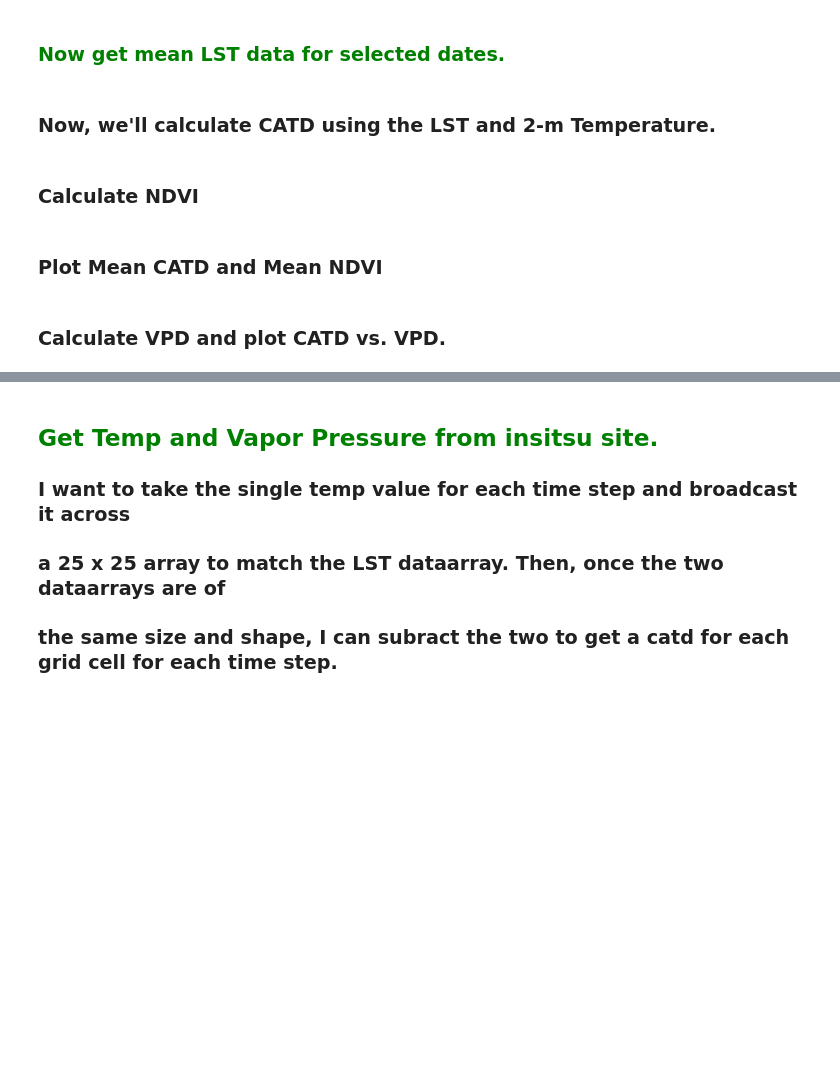
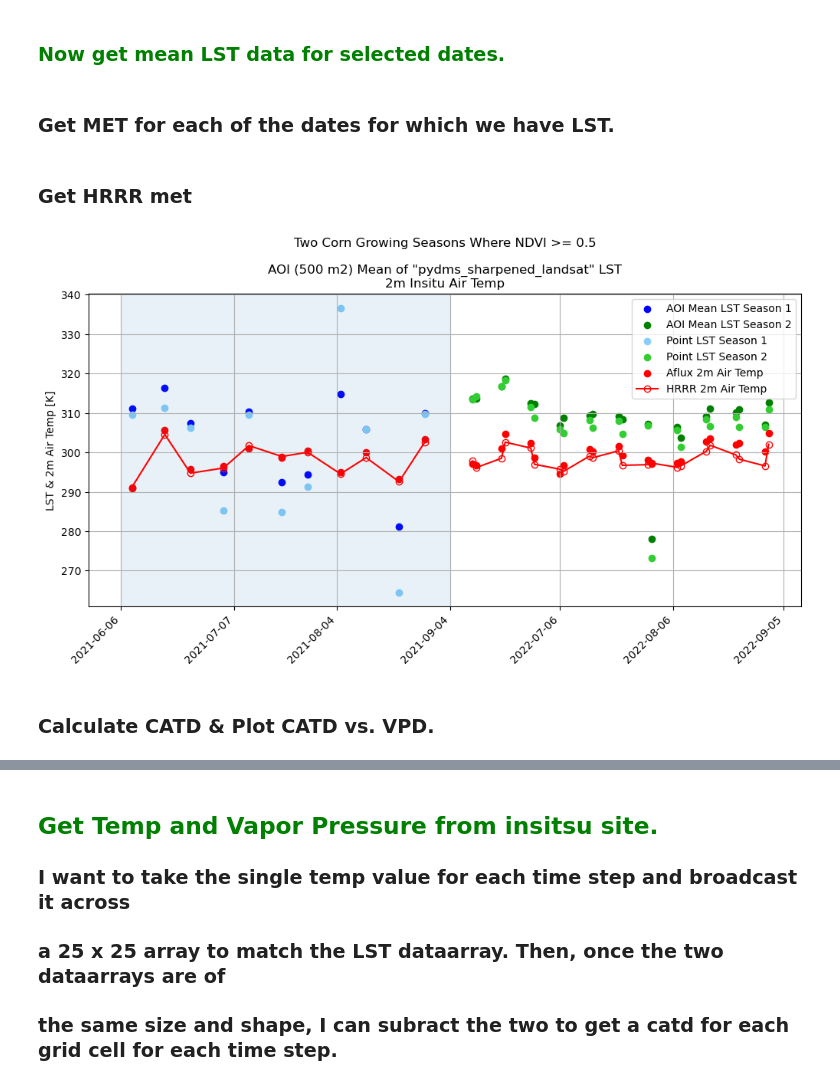
Before and after one commit to eculler/lst-crop-stress-capstone, a Jupyter notebook: exploratory/lst-point-area-comparison-tcruicks.ipynb, the cells around one changed output, grey strips where cells are left out. Cells and saved outputs as stored; diff of their text form; code cells hidden in the pictures; blank space fills up the shorter version.

```diff
--- a/exploratory/lst-point-area-comparison-tcruicks.ipynb
+++ b/exploratory/lst-point-area-comparison-tcruicks.ipynb
@@ -611,2 +782,2 @@ plt.show()
-# %% [markdown]
-### Now, we'll calculate CATD using the LST and 2-m Temperature.
+# %% [markdown]
+### Get MET for each of the dates for which we have LST.
@@ -612,0 +790,54 @@ plt.show()
+# %% [markdown]
+### Get HRRR met
+# %%
+# Need number of days of met we want.  Get full range first.
+l1 = len(pd.date_range(start='2021-06-06', end='2021-09-06'))
+l2 = len(pd.date_range(start='2022-06-09', end='2022-09-07'))
+
+# Use dictinary to get lat, lon.
+hrrr_ta_ds1, hrrr_td_ds1 = get_hrrr_point_data(insitu_met_points['Corn'][0], insitu_met_points['Corn'][1], '2021-06-06', l1)
+hrrr_ta_ds2, hrrr_td_ds2 = get_hrrr_point_data(insitu_met_points['Corn'][0], insitu_met_points['Corn'][1], '2022-06-09', l2)
+
+ds1 = hrrr_ta_ds1.to_dataframe()
+ds2 = hrrr_ta_ds2.to_dataframe()
+
+ds1.set_index(pd.to_datetime(ds1.valid_time.values).strftime('%Y-%m-%d'), inplace=True)
+ds2.set_index(pd.to_datetime(ds2.valid_time.values).strftime('%Y-%m-%d'), inplace=True)
+
+hrrr_met_ds1 = ds1[ds1.index.isin(aoi_mean_lst_df1.index)]
+hrrr_met_ds2 = ds2[ds2.index.isin(aoi_mean_lst_df2.index)]
+# %%
+# Plot up a time series of of the daily AOI mean LST.
+
+fig, ax = plt.subplots(figsize=(12, 6))
+
+# Plot LST AOI mean data.
+ax.scatter(lst_df1.index, lst_df1.starfm_lst, marker='o', c='blue', label="AOI Mean LST Season 1")
+ax.scatter(lst_df2.index, lst_df2.starfm_lst, marker='o', c='green', label="AOI Mean LST Season 2")
+
+# Plot LST point data.
+ax.scatter(lst_time_series_df1.index, lst_time_series_df1.fused_lst, marker='o', c='lightskyblue', label="Point LST Season 1")
+ax.scatter(lst_time_series_df2.index, lst_time_series_df2.fused_lst, marker='o', c='limegreen', label="Point LST Season 2")
+
+# Plot insitu Temp for LST dates
+ax.scatter(corn_met_df1.index.strftime('%Y-%m-%d'), (corn_met_df1['TA']+273), marker='o', c='red', label="Aflux 2m Air Temp")
+ax.scatter(corn_met_df2.index.strftime('%Y-%m-%d'), (corn_met_df2['TA']+273), marker='o', c='red')
+
+# Plot HRRR Temp for LST dates
+ax.plot(hrrr_met_ds1.index, (hrrr_met_ds1['t2m']), marker='o', fillstyle='none', c='red', label="HRRR 2m Air Temp")
+ax.plot(hrrr_met_ds2.index, (hrrr_met_ds2['t2m']), marker='o', fillstyle='none', c='red')
+
+ax.xaxis.set_major_locator(mdates.MonthLocator(interval=1))
+#ax.xaxis.set_major_formatter(mdates.DateFormatter('%m-%d-%Y'))
+
+plt.gcf().autofmt_xdate()
+
+plt.title('Two Corn Growing Seasons Where NDVI >= 0.5\n\nAOI (500 m2) Mean of "pydms_sharpened_landsat" LST\n2m Insitu Air Temp')
+plt.axvspan('2021-06-06', '2021-09-04', alpha=.1)
+plt.grid(True)
+plt.ylabel('LST & 2m Air Temp [K]')
+plt.xticks(rotation=45)
+plt.legend()
+plt.show()
+# %% [output]
+[figure, added]
@@ -613 +903,3 @@ plt.show()
+# %% [markdown]
+### Calculate CATD & Plot CATD vs. VPD.
 # %%
@@ -630,3 +933 @@ plt.xticks(rotation=45)
 plt.show()
-# %% [markdown]
-### Calculate NDVI
@@ -670,2 +933,0 @@ ndvi_df.index = ndvi_df.index.strftime('%Y-%m-%d')
-# %% [markdown]
-### Plot Mean CATD and Mean NDVI
@@ -695,2 +933,0 @@ plt.show()
-# %% [markdown]
-### Calculate VPD and plot CATD vs. VPD.
```
Also changed, not shown: parts of 37 cells of this notebook, 1 other file.
